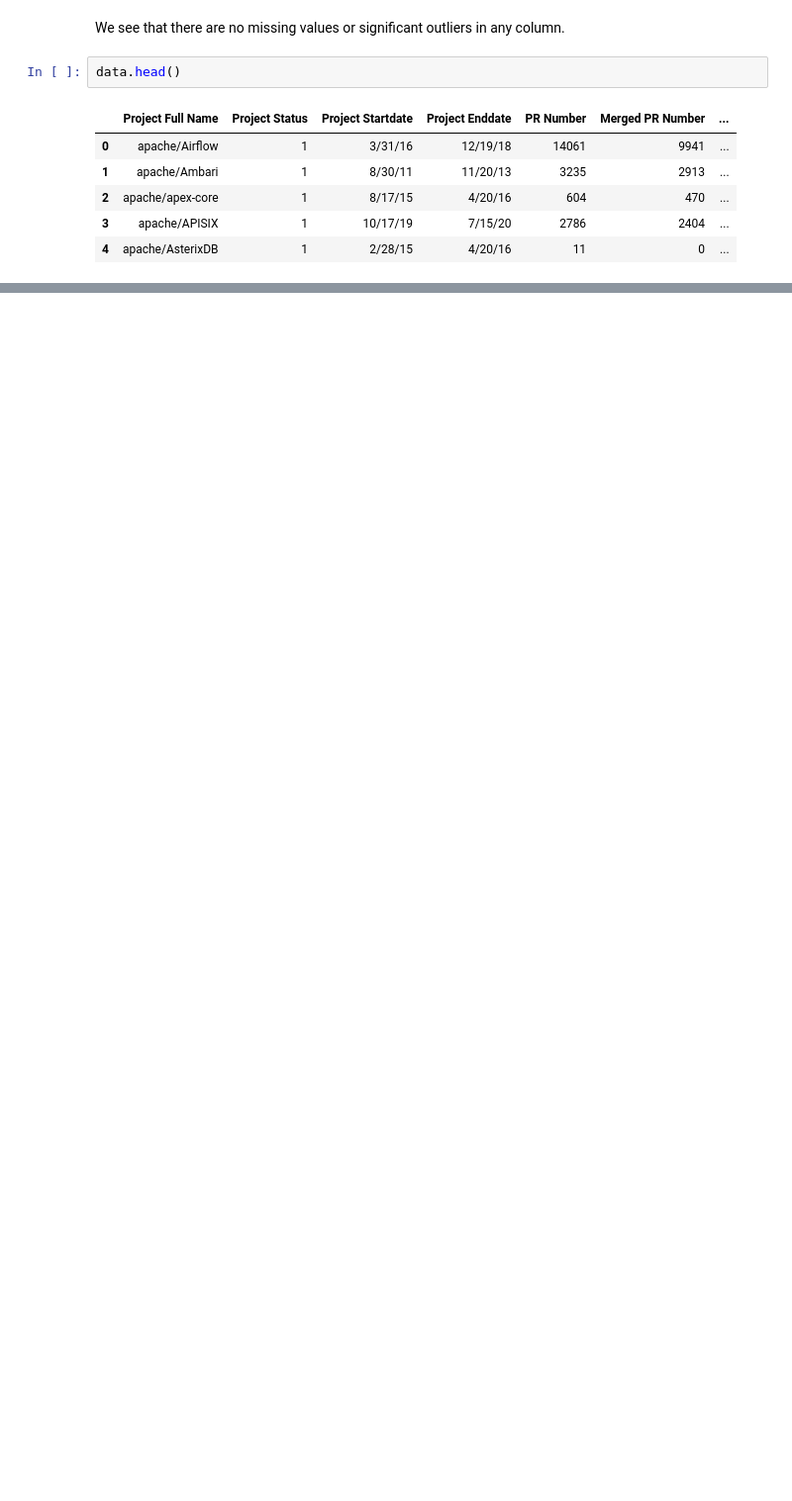
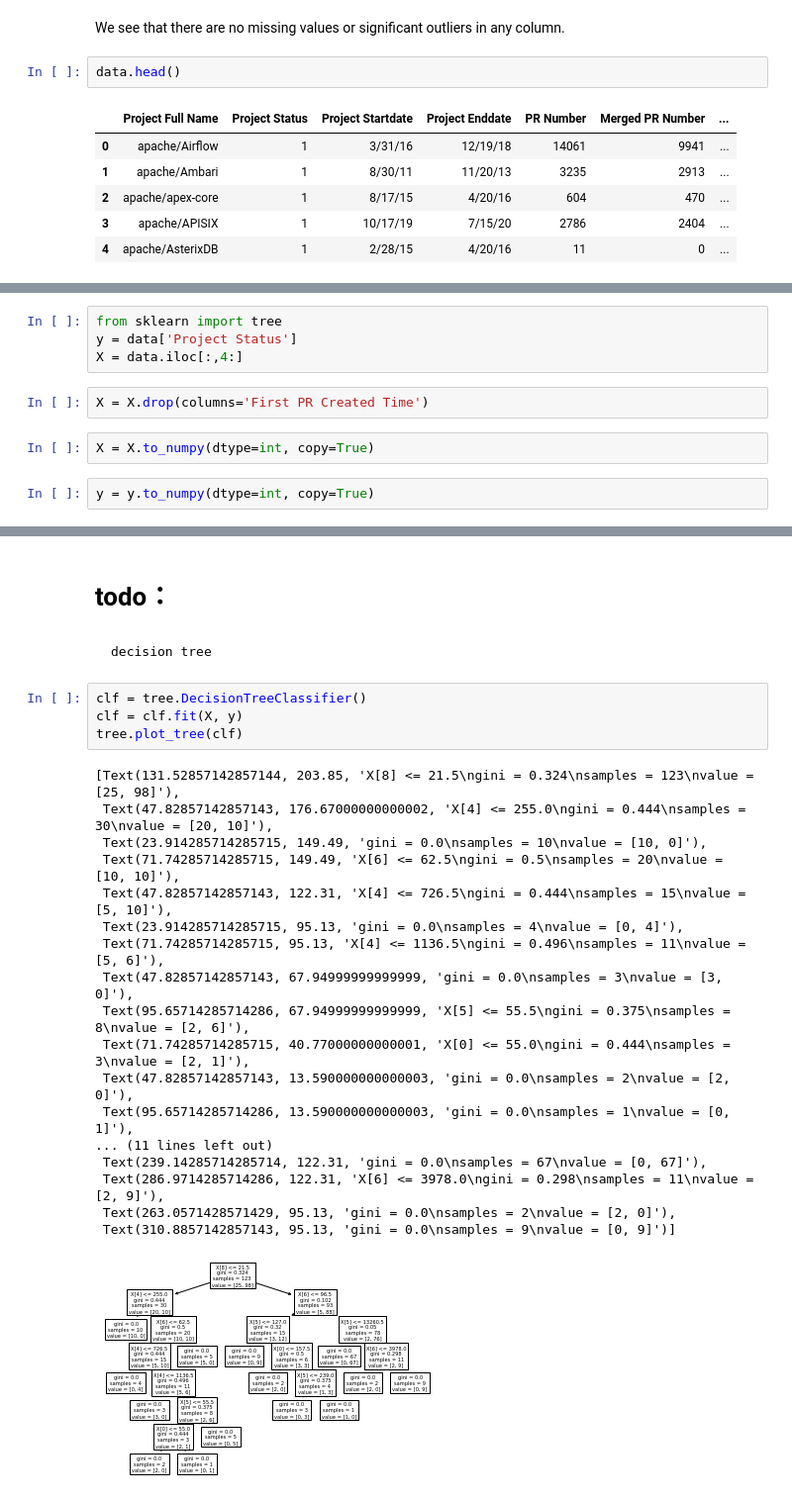
Before and after one commit to njswdwy/ECS260-Project, a Jupyter notebook: exploratory data analysis.ipynb, the cells around one changed output, grey strips where cells are left out. Shown: that part at 99% size. Saved outputs shown, nothing was run; the diff lists cells and outputs as text; blank space fills up the shorter version.

```diff
--- a/exploratory data analysis.ipynb
+++ b/exploratory data analysis.ipynb
@@ -97,0 +121,10 @@ plt.show()
+# %%
+from sklearn import tree
+y = data['Project Status']
+X = data.iloc[:,4:]
+# %%
+X = X.drop(columns='First PR Created Time')
+# %%
+X = X.to_numpy(dtype=int, copy=True)
+# %%
+y = y.to_numpy(dtype=int, copy=True)
@@ -97,0 +173,27 @@ plt.show()
+# %% [markdown]
+# todo：
+# %% [markdown]
+    decision tree
+# %%
+clf = tree.DecisionTreeClassifier()
+clf = clf.fit(X, y)
+tree.plot_tree(clf)
+# %% [output]
+[Text(131.52857142857144, 203.85, 'X[8] <= 21.5\ngini = 0.324\nsamples = 123\nvalue = [25, 98]'),
+ Text(47.82857142857143, 176.67000000000002, 'X[4] <= 255.0\ngini = 0.444\nsamples = 30\nvalue = [20, 10]'),
+ Text(23.914285714285715, 149.49, 'gini = 0.0\nsamples = 10\nvalue = [10, 0]'),
+ Text(71.74285714285715, 149.49, 'X[6] <= 62.5\ngini = 0.5\nsamples = 20\nvalue = [10, 10]'),
+ Text(47.82857142857143, 122.31, 'X[4] <= 726.5\ngini = 0.444\nsamples = 15\nvalue = [5, 10]'),
+ Text(23.914285714285715, 95.13, 'gini = 0.0\nsamples = 4\nvalue = [0, 4]'),
+ Text(71.74285714285715, 95.13, 'X[4] <= 1136.5\ngini = 0.496\nsamples = 11\nvalue = [5, 6]'),
+ Text(47.82857142857143, 67.94999999999999, 'gini = 0.0\nsamples = 3\nvalue = [3, 0]'),
+ Text(95.65714285714286, 67.94999999999999, 'X[5] <= 55.5\ngini = 0.375\nsamples = 8\nvalue = [2, 6]'),
+ Text(71.74285714285715, 40.77000000000001, 'X[0] <= 55.0\ngini = 0.444\nsamples = 3\nvalue = [2, 1]'),
+ Text(47.82857142857143, 13.590000000000003, 'gini = 0.0\nsamples = 2\nvalue = [2, 0]'),
+ Text(95.65714285714286, 13.590000000000003, 'gini = 0.0\nsamples = 1\nvalue = [0, 1]'),
+... (11 lines left out)
+ Text(239.14285714285714, 122.31, 'gini = 0.0\nsamples = 67\nvalue = [0, 67]'),
+ Text(286.9714285714286, 122.31, 'X[6] <= 3978.0\ngini = 0.298\nsamples = 11\nvalue = [2, 9]'),
+ Text(263.0571428571429, 95.13, 'gini = 0.0\nsamples = 2\nvalue = [2, 0]'),
+ Text(310.8857142857143, 95.13, 'gini = 0.0\nsamples = 9\nvalue = [0, 9]')]
+[figure, added]
```
Also changed, not shown: parts of 12 cells of this notebook.
